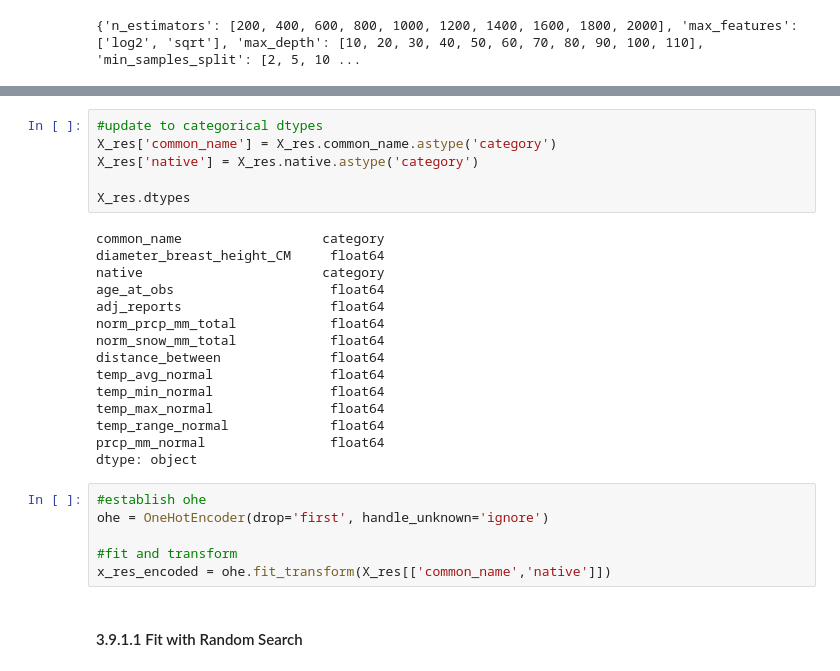
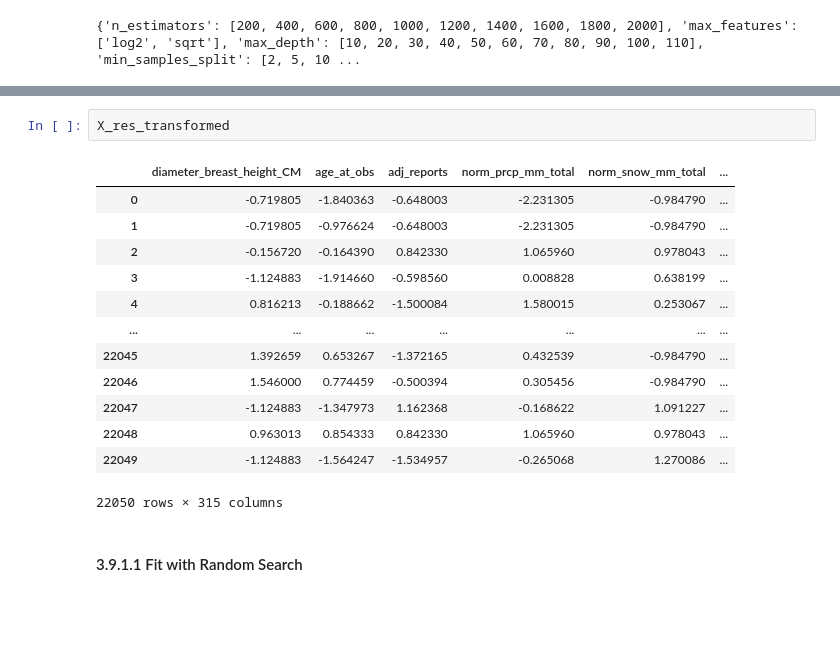
Before and after one commit to BrettlyCD/seattle-trees-project, a Jupyter notebook: notebooks/03_preproc_and_train.ipynb, the cells around one changed output, grey strips where cells are left out. Drawn from its saved outputs; the diff is of its cells as text; blank space fills up the shorter version.

```diff
--- a/notebooks/03_preproc_and_train.ipynb
+++ b/notebooks/03_preproc_and_train.ipynb
@@ -552,30 +507,19 @@ I want to try this without any scaling, but I will do my onehotencoder.
-# %%
-#update to categorical dtypes
-X_res['common_name'] = X_res.common_name.astype('category')
-X_res['native'] = X_res.native.astype('category')
-
-X_res.dtypes
-# %% [output]
-common_name                  category
-diameter_breast_height_CM     float64
-native                       category
-age_at_obs                    float64
-adj_reports                   float64
-norm_prcp_mm_total            float64
-norm_snow_mm_total            float64
-distance_between              float64
-temp_avg_normal               float64
-temp_min_normal               float64
-temp_max_normal               float64
-temp_range_normal             float64
-prcp_mm_normal                float64
-dtype: object
-# %%
-#establish ohe
-ohe = OneHotEncoder(drop='first', handle_unknown='ignore')
-
-#fit and transform
-x_res_encoded = ohe.fit_transform(X_res[['common_name','native']])
+# %%
+X_res_transformed
+# %% [output]
+|  | diameter_breast_height_CM | age_at_obs | adj_reports | norm_prcp_mm_total | norm_snow_mm_total | ... |
+| 0 | -0.719805 | -1.840363 | -0.648003 | -2.231305 | -0.984790 | ... |
+| 1 | -0.719805 | -0.976624 | -0.648003 | -2.231305 | -0.984790 | ... |
+| 2 | -0.156720 | -0.164390 | 0.842330 | 1.065960 | 0.978043 | ... |
+| 3 | -1.124883 | -1.914660 | -0.598560 | 0.008828 | 0.638199 | ... |
+| 4 | 0.816213 | -0.188662 | -1.500084 | 1.580015 | 0.253067 | ... |
+| ... | ... | ... | ... | ... | ... | ... |
+| 22045 | 1.392659 | 0.653267 | -1.372165 | 0.432539 | -0.984790 | ... |
+| 22046 | 1.546000 | 0.774459 | -0.500394 | 0.305456 | -0.984790 | ... |
+| 22047 | -1.124883 | -1.347973 | 1.162368 | -0.168622 | 1.091227 | ... |
+| 22048 | 0.963013 | 0.854333 | 0.842330 | 1.065960 | 0.978043 | ... |
+| 22049 | -1.124883 | -1.564247 | -1.534957 | -0.265068 | 1.270086 | ... |
+22050 rows × 315 columns
 # %% [markdown]
 #### 3.9.1.1 Fit with Random Search
 # %%
```
Also changed, not shown: parts of 19 cells of this notebook.
